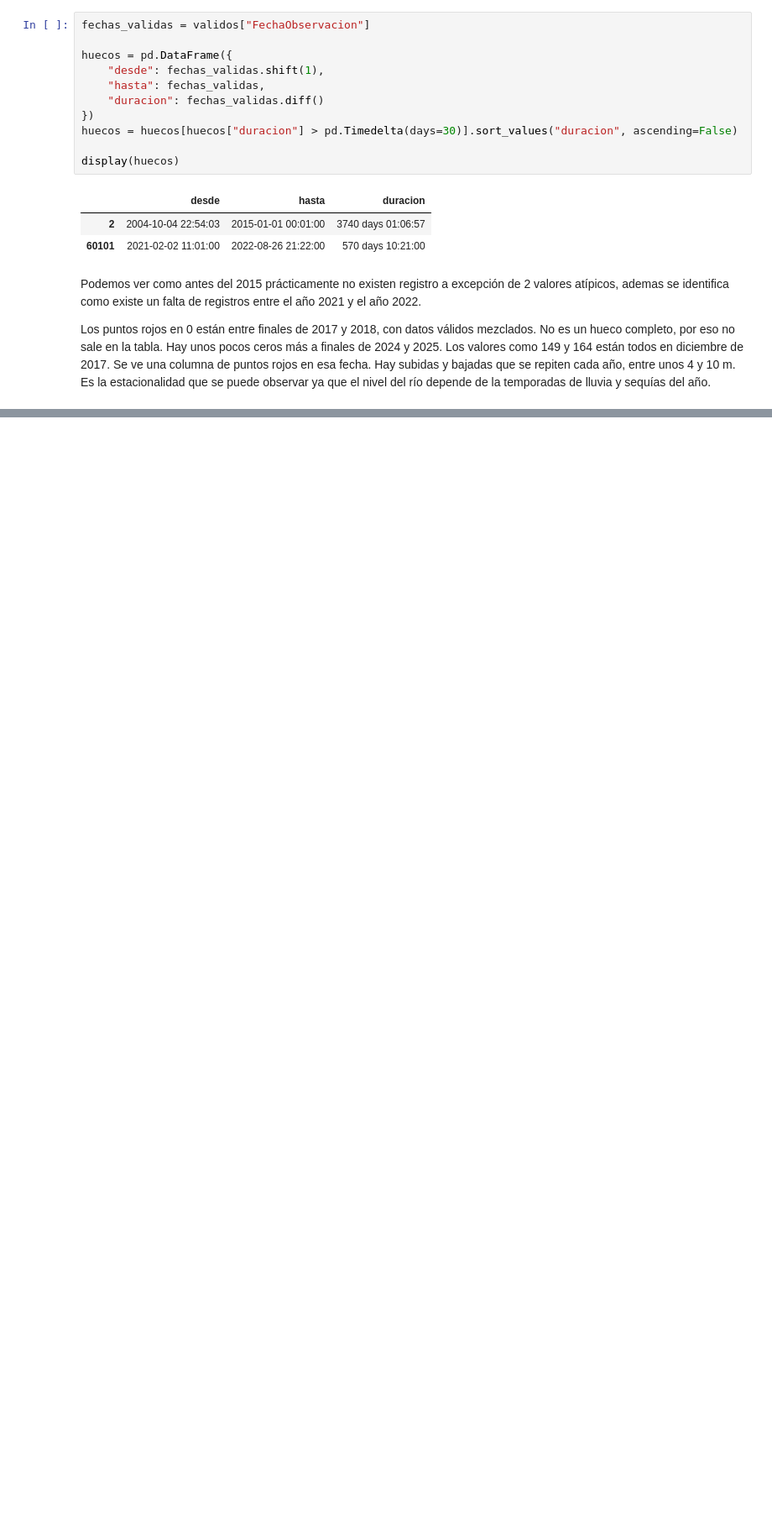
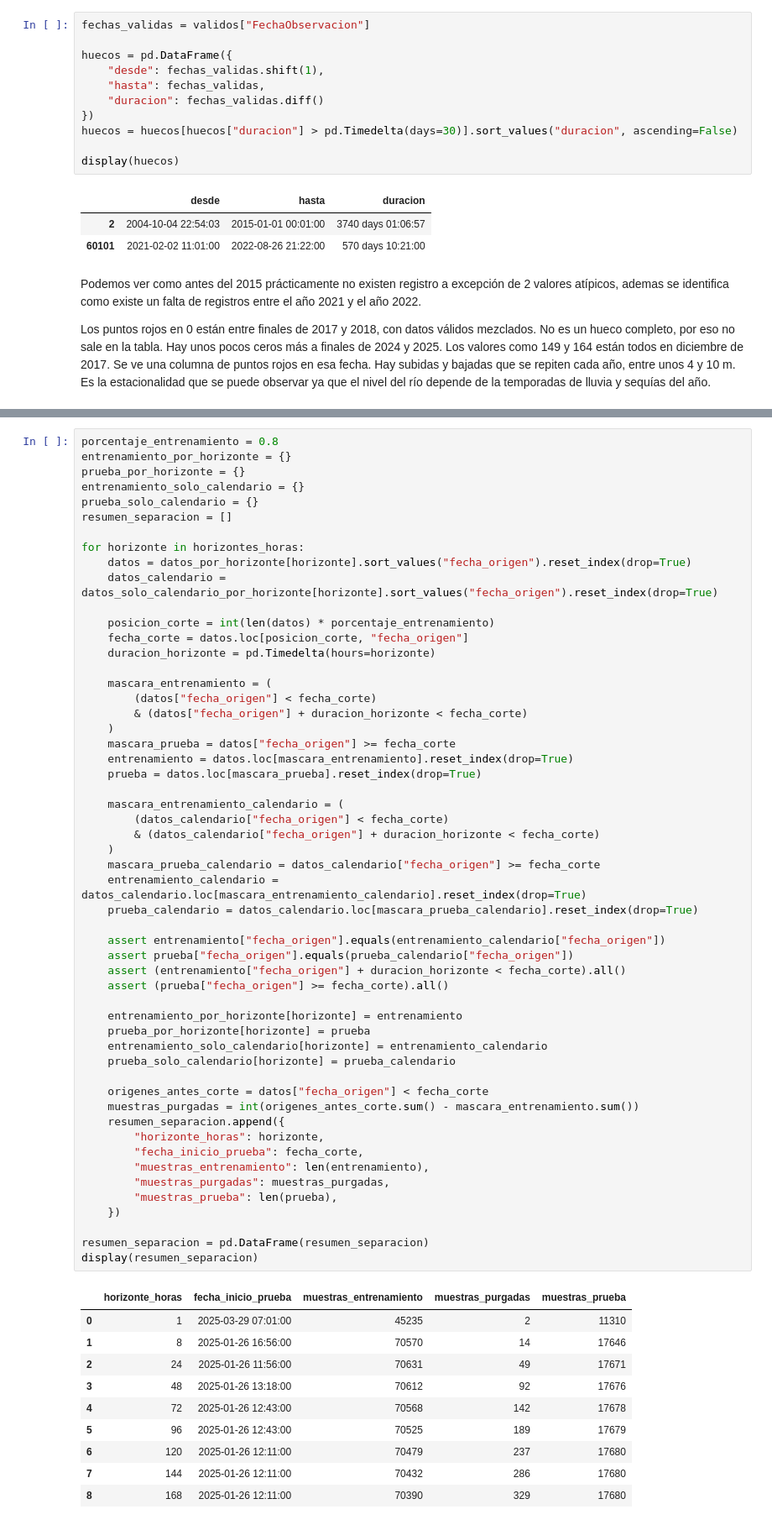
Before and after one commit to DannelBA/machine_learnig_rio_magdalena, a Jupyter notebook: prediccion_rio_magdalena.ipynb, the cells around one changed output, grey strips where cells are left out. Shown at 84% size. Drawn from its saved outputs; the diff is of its cells as text; blank space fills up the shorter version.

```diff
--- a/prediccion_rio_magdalena.ipynb
+++ b/prediccion_rio_magdalena.ipynb
@@ -266,0 +580,65 @@ Hay subidas y bajadas que se repiten cada año, entre unos 4 y 10 m. Es la estac
+# %%
+porcentaje_entrenamiento = 0.8
+entrenamiento_por_horizonte = {}
+prueba_por_horizonte = {}
+entrenamiento_solo_calendario = {}
+prueba_solo_calendario = {}
+resumen_separacion = []
+
+for horizonte in horizontes_horas:
+    datos = datos_por_horizonte[horizonte].sort_values("fecha_origen").reset_index(drop=True)
+    datos_calendario = datos_solo_calendario_por_horizonte[horizonte].sort_values("fecha_origen").reset_index(drop=True)
+
+    posicion_corte = int(len(datos) * porcentaje_entrenamiento)
+    fecha_corte = datos.loc[posicion_corte, "fecha_origen"]
+    duracion_horizonte = pd.Timedelta(hours=horizonte)
+
+    mascara_entrenamiento = (
+        (datos["fecha_origen"] < fecha_corte)
+        & (datos["fecha_origen"] + duracion_horizonte < fecha_corte)
+    )
+    mascara_prueba = datos["fecha_origen"] >= fecha_corte
+    entrenamiento = datos.loc[mascara_entrenamiento].reset_index(drop=True)
+    prueba = datos.loc[mascara_prueba].reset_index(drop=True)
+
+    mascara_entrenamiento_calendario = (
+        (datos_calendario["fecha_origen"] < fecha_corte)
+        & (datos_calendario["fecha_origen"] + duracion_horizonte < fecha_corte)
+    )
+    mascara_prueba_calendario = datos_calendario["fecha_origen"] >= fecha_corte
+    entrenamiento_calendario = datos_calendario.loc[mascara_entrenamiento_calendario].reset_index(drop=True)
+    prueba_calendario = datos_calendario.loc[mascara_prueba_calendario].reset_index(drop=True)
+
+    assert entrenamiento["fecha_origen"].equals(entrenamiento_calendario["fecha_origen"])
+    assert prueba["fecha_origen"].equals(prueba_calendario["fecha_origen"])
+    assert (entrenamiento["fecha_origen"] + duracion_horizonte < fecha_corte).all()
+    assert (prueba["fecha_origen"] >= fecha_corte).all()
+
+    entrenamiento_por_horizonte[horizonte] = entrenamiento
+    prueba_por_horizonte[horizonte] = prueba
+    entrenamiento_solo_calendario[horizonte] = entrenamiento_calendario
+    prueba_solo_calendario[horizonte] = prueba_calendario
+
+    origenes_antes_corte = datos["fecha_origen"] < fecha_corte
+    muestras_purgadas = int(origenes_antes_corte.sum() - mascara_entrenamiento.sum())
+    resumen_separacion.append({
+        "horizonte_horas": horizonte,
+        "fecha_inicio_prueba": fecha_corte,
+        "muestras_entrenamiento": len(entrenamiento),
+        "muestras_purgadas": muestras_purgadas,
+        "muestras_prueba": len(prueba),
+    })
+
+resumen_separacion = pd.DataFrame(resumen_separacion)
+display(resumen_separacion)
+# %% [output]
+|  | horizonte_horas | fecha_inicio_prueba | muestras_entrenamiento | muestras_purgadas | muestras_prueba |
+| 0 | 1 | 2025-03-29 07:01:00 | 45235 | 2 | 11310 |
+| 1 | 8 | 2025-01-26 16:56:00 | 70570 | 14 | 17646 |
+| 2 | 24 | 2025-01-26 11:56:00 | 70631 | 49 | 17671 |
+| 3 | 48 | 2025-01-26 13:18:00 | 70612 | 92 | 17676 |
+| 4 | 72 | 2025-01-26 12:43:00 | 70568 | 142 | 17678 |
+| 5 | 96 | 2025-01-26 12:43:00 | 70525 | 189 | 17679 |
+| 6 | 120 | 2025-01-26 12:11:00 | 70479 | 237 | 17680 |
+| 7 | 144 | 2025-01-26 12:11:00 | 70432 | 286 | 17680 |
+| 8 | 168 | 2025-01-26 12:11:00 | 70390 | 329 | 17680 |
```
Also changed, not shown: parts of 11 cells of this notebook, 3 other files.
